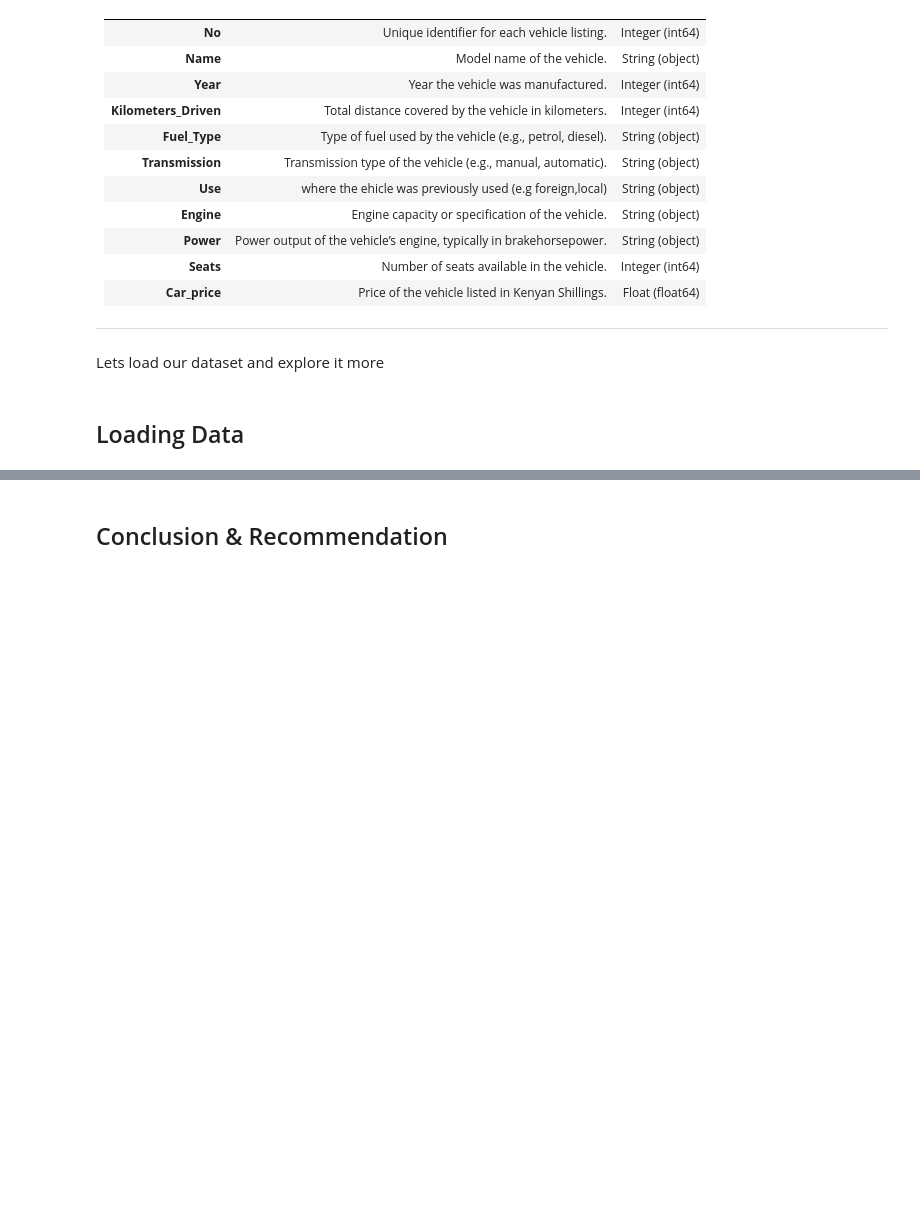
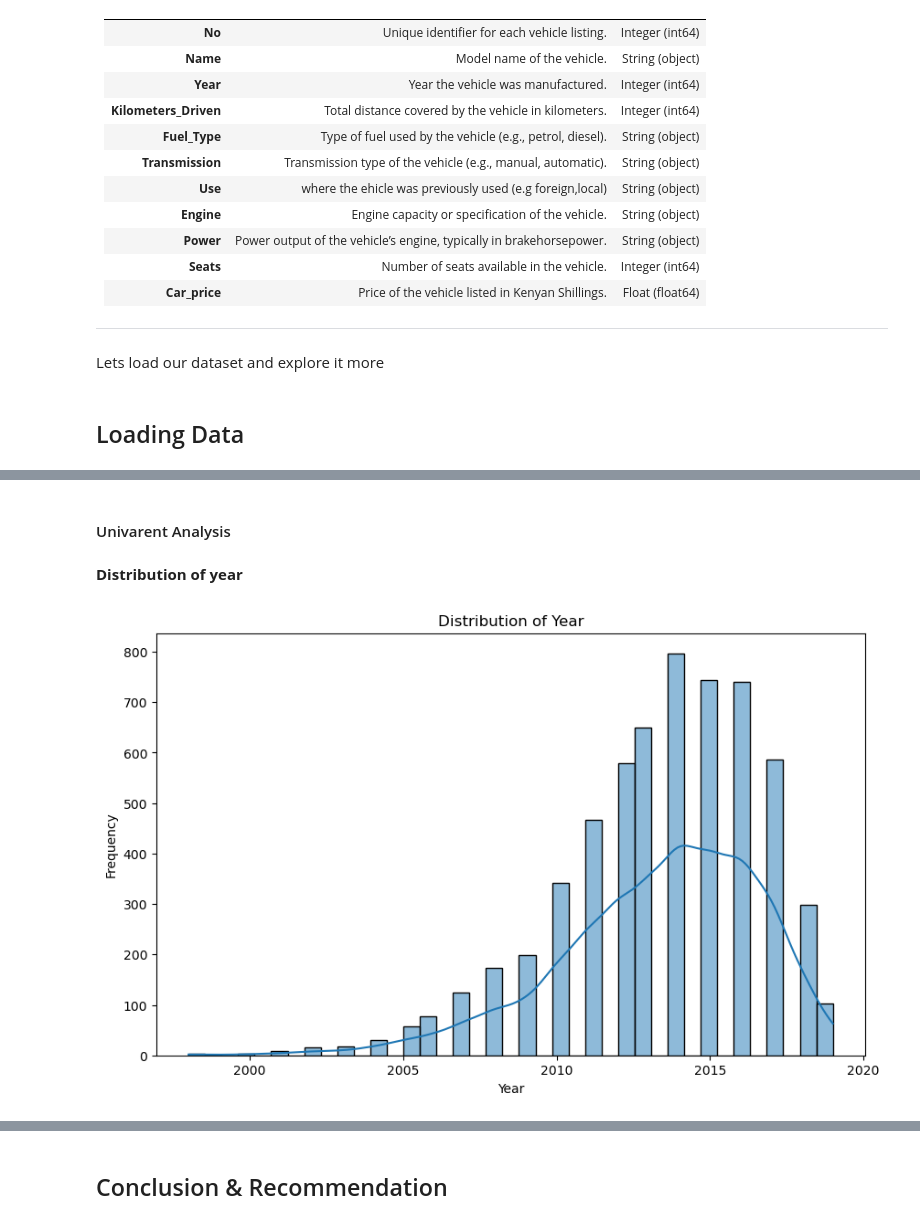
Before and after one commit to jakkkc/car_price, a Jupyter notebook: indexb- update.ipynb, the cells around one changed output, grey strips where cells are left out. Saved outputs shown, nothing was run; the diff lists cells and outputs as text; code cells hidden in the pictures; blank space fills up the shorter version.

```diff
--- a/indexb- update.ipynb
+++ b/indexb- update.ipynb
@@ -1100,0 +124,7 @@ Model saved successfully.
+# %%
+# Loading our data
+
+df = pd.read_excel('car_data.xlsx')
+
+# viewing the dataframe
+df
@@ -1100,0 +324,3 @@ Model saved successfully.
+# %%
+# dropping the  no column
+df.drop(columns=['No'], inplace=True)
@@ -1100,0 +351,8 @@ Model saved successfully.
+# %%
+# Creating a new column age
+df['age'] = 2024 - df['Year']
+
+# creating brand column
+df['Brand'] = df['Model'].apply(lambda x: x.split()[0])
+
+df
@@ -1100,0 +383,26 @@ Model saved successfully.
+# %% [markdown]
+#### Univarent Analysis
+# %%
+#Function for plotting histograms
+def plot_histograms(df, column):
+    plt.figure(figsize=(10, 6))
+    sns.histplot(df[column], kde=True)
+    plt.title(f'Distribution of {column}')
+    plt.xlabel(column)
+    plt.ylabel('Frequency')
+    plt.show()
+
+    # Function to plot count plots
+def plot_countplot(df, column):
+    plt.figure(figsize=(10, 6))
+    sns.countplot(x=df[column], order=df[column].value_counts().index)
+    plt.title(f'Distribution of {column}')
+    plt.xlabel(column)
+    plt.ylabel('Count')
+    plt.show()
+# %% [markdown]
+**Distribution of year**
+# %%
+plot_histograms(df, 'Year')
+# %% [output]
+[figure, added]
```
Also changed, not shown: parts of 178 cells of this notebook, 3 other files.
